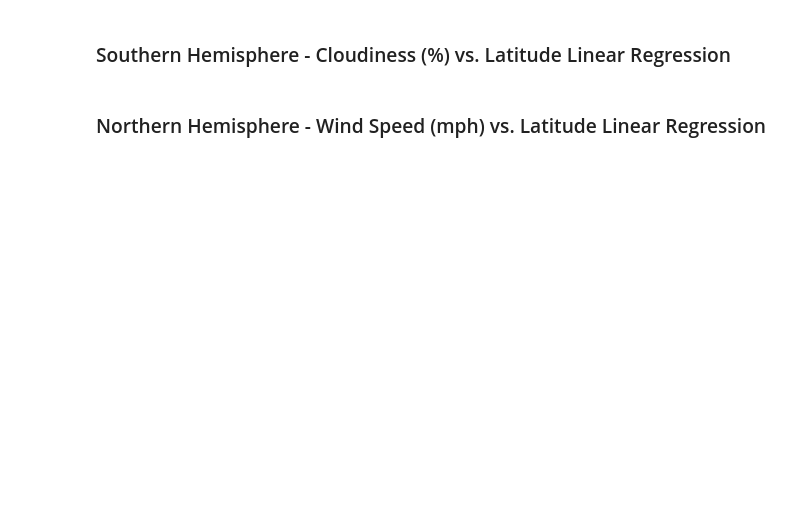
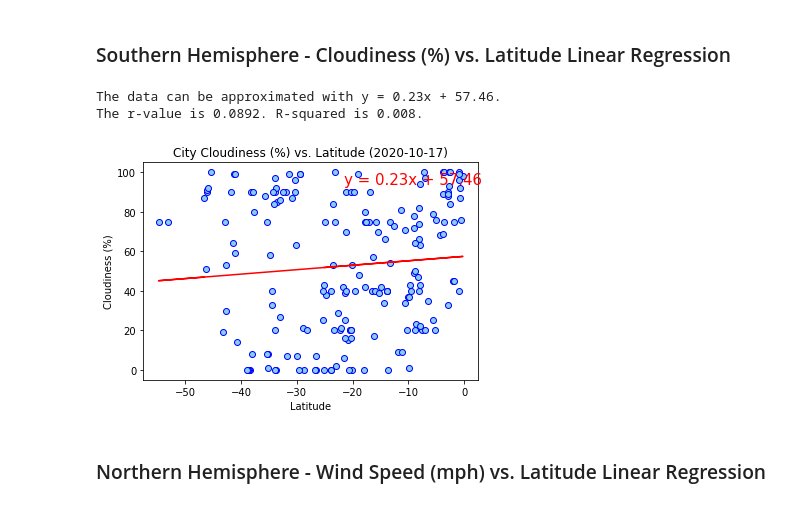
Before and after one commit to emcfarland/python-api-challenge, a Jupyter notebook: Scripts/WeatherPy.ipynb, the cells around one changed output. Drawn from its saved outputs; the diff is of its cells as text; code cells hidden in the pictures; blank space fills up the shorter version.

```diff
--- a/Scripts/WeatherPy.ipynb
+++ b/Scripts/WeatherPy.ipynb
@@ -238,4 +268,12 @@ The r-value is 0.6971. R-squared is 0.486.
 # %% [markdown]
 ###  Southern Hemisphere - Cloudiness (%) vs. Latitude Linear Regression
+# %%
+regressions(weather_df["Lat"].loc[weather_df["Lat"]<0],weather_df["Cloudiness"].loc[weather_df["Lat"]<0])
+plt.savefig(png_path+"cloudiness_vs_lat_south.png")
+plt.show()
+# %% [output]
+The data can be approximated with y = 0.23x + 57.46.
+The r-value is 0.0892. R-squared is 0.008.
+[figure, added]
 # %% [markdown]
 ###  Northern Hemisphere - Wind Speed (mph) vs. Latitude Linear Regression
```
Also changed, not shown: parts of 13 cells of this notebook, 9 other files.
